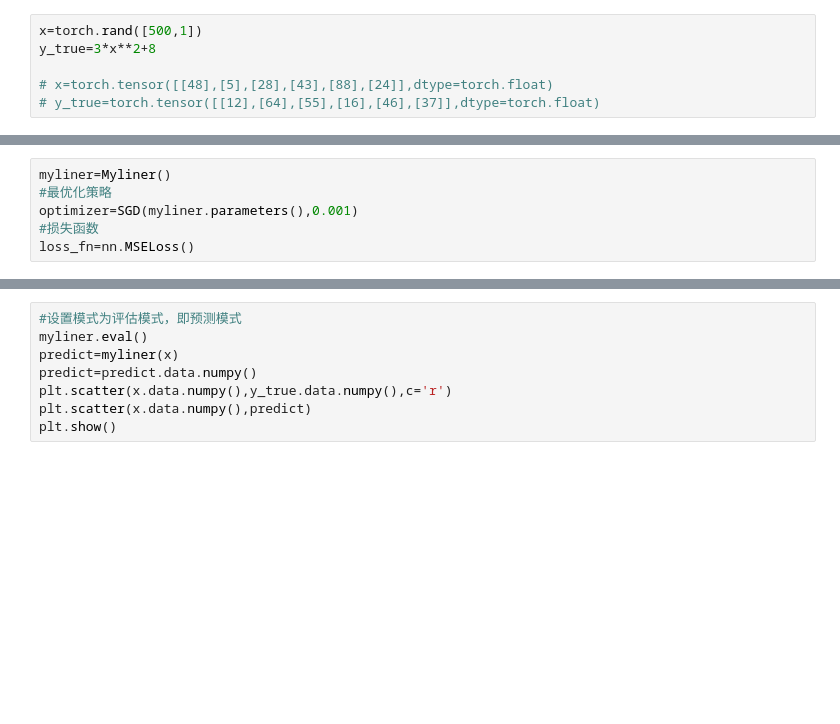
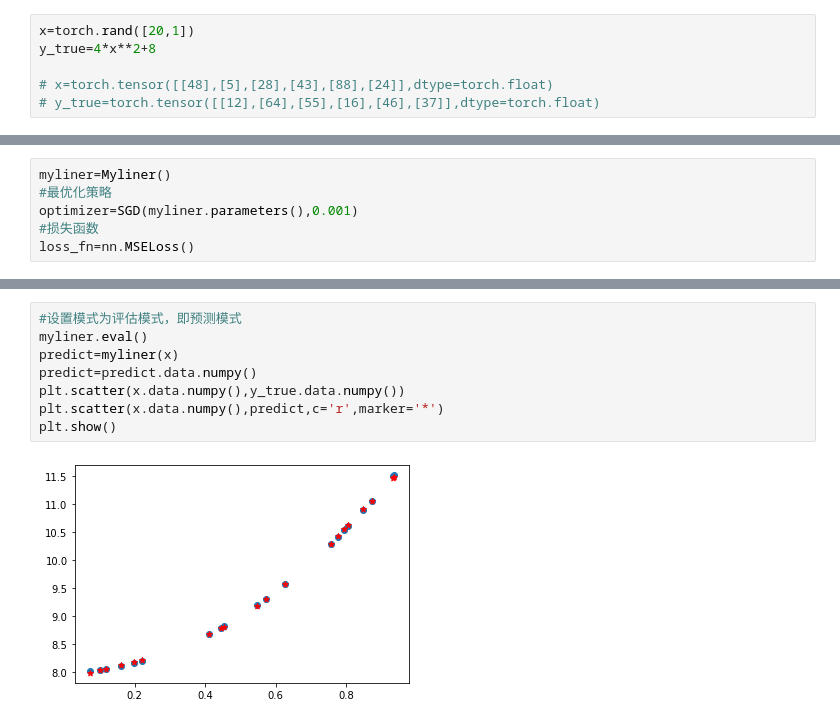
Before and after one commit to 3364fy/Python_Pro, a Jupyter notebook: 自然语言处理/pytorch基础/线性回归_.ipynb, the cells around one changed output, grey strips where cells are left out. Drawn from its saved outputs; the diff is of its cells as text; blank space fills up the shorter version.

```diff
--- a/自然语言处理/pytorch基础/线性回归_.ipynb
+++ b/自然语言处理/pytorch基础/线性回归_.ipynb
@@ -100,8 +114,8 @@ import torch
 from torch import nn as nn
 from torch.optim import SGD
 # %%
-x=torch.rand([500,1])
-y_true=3*x**2+8
+x=torch.rand([20,1])
+y_true=4*x**2+8
 
 # x=torch.tensor([[48],[5],[28],[43],[88],[24]],dtype=torch.float)
 # y_true=torch.tensor([[12],[64],[55],[16],[46],[37]],dtype=torch.float)
@@ -141,8 +173,10 @@ for i in range(40000):
 # %%
 #设置模式为评估模式，即预测模式
 myliner.eval()
 predict=myliner(x)
 predict=predict.data.numpy()
-plt.scatter(x.data.numpy(),y_true.data.numpy(),c='r')
-plt.scatter(x.data.numpy(),predict)
+plt.scatter(x.data.numpy(),y_true.data.numpy())
+plt.scatter(x.data.numpy(),predict,c='r',marker='*')
 plt.show()
+# %% [output]
+[figure, added]
```
Also changed, not shown: parts of 18 cells of this notebook, 18 other files.
